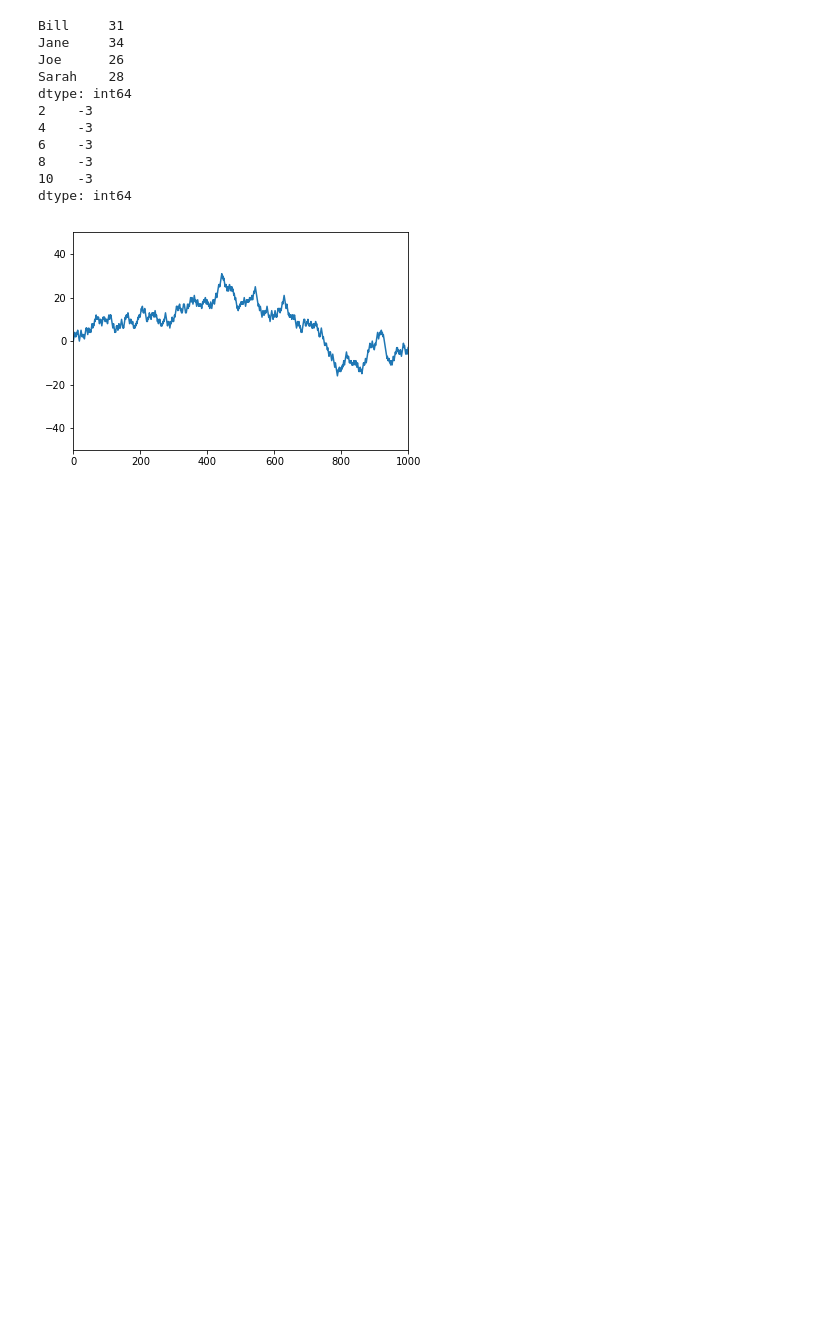
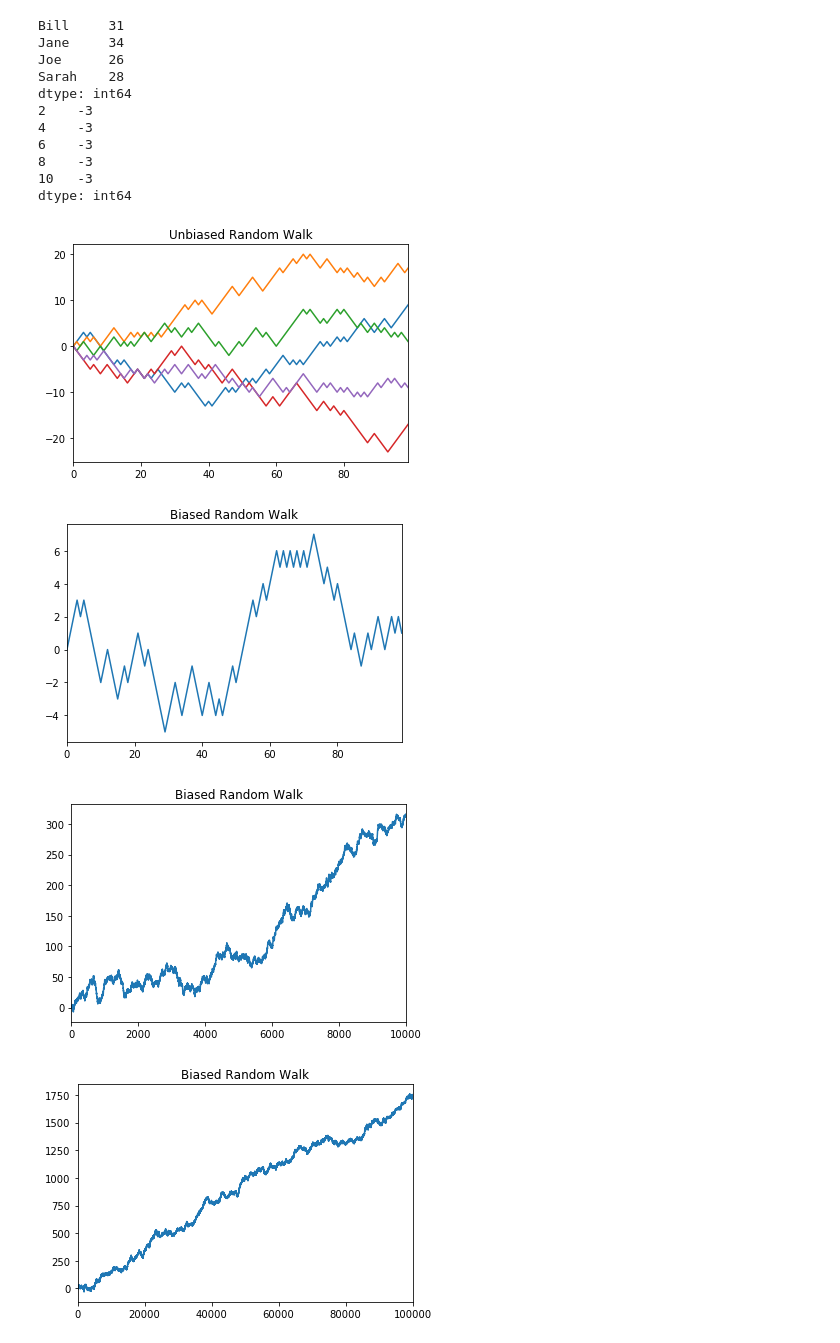
Before and after one commit to deehrlich/BootCamp2017, a Jupyter notebook: ProbSets/Computation/Week 2/Ehrlich_Pandas1.ipynb, the cells around one changed output. Saved outputs shown, nothing was run; the diff lists cells and outputs as text; code cells hidden in the pictures; blank space fills up the shorter version.

```diff
--- a/ProbSets/Computation/Week 2/Ehrlich_Pandas1.ipynb
+++ b/ProbSets/Computation/Week 2/Ehrlich_Pandas1.ipynb
@@ -28,14 +28,34 @@ dtype: int64
 dtype: int64
 # %%
 """ Problem 2 """
-N = 1000
-s = np.zeros(N)
-s[1:] = np.random.binomial(1, .5, size=(N-1,))*2-1 #coin flips
-s = pd.Series(s)
-s = s.cumsum()  # random walk
-s.plot()
-plt.ylim([-50, 50])
-plt.show()
-plt.close()
+
+def get_walk(N,p):
+    s = np.zeros(N)
+    s[1:] = np.random.binomial(1, p, size=(N-1,))*2-1
+    s = pd.Series(s)
+    s = s.cumsum()
+    s.plot()
+
+def plot_walk(N, p, n = None):
+    if n != None:
+        for i in range(n):
+            get_walk(N,p)
+    else:
+        get_walk(N,p)
+    if p == 0.5:
+        plt.title("Unbiased Random Walk")
+    else:
+        plt.title("Biased Random Walk")
+    plt.show()
+
+
+
+plot_walk(100, 0.5, 5)
+plot_walk(100, 0.51)
+plot_walk(10000, 0.51)
+plot_walk(100000, 0.51)
 # %% [output]
-[figure, old version]
+[figure, new version]
+[figure, added]
+[figure, added]
+[figure, added]
```
Also changed, not shown: parts of 6 cells of this notebook, 15 other files.
